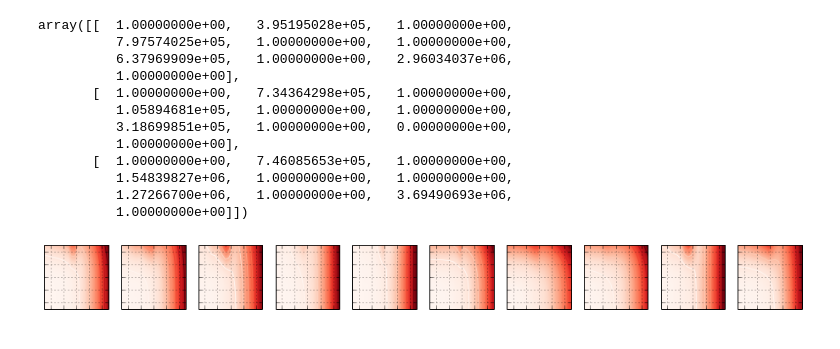
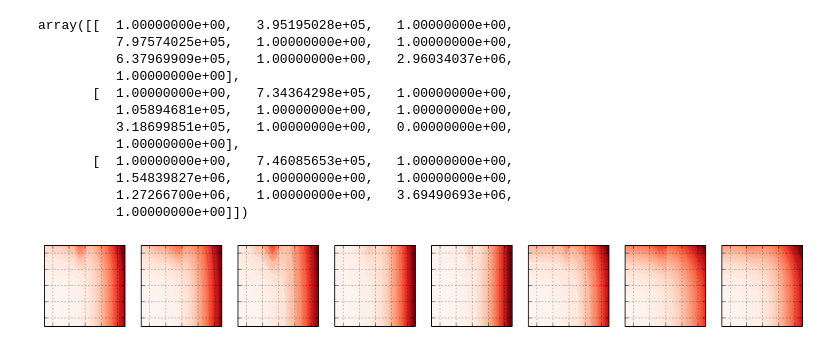
Before and after one commit to ogrisel/notebooks, a Jupyter notebook: Gradient.ipynb, the cells around one changed output. Cells and saved outputs as stored; diff of their text form; code cells hidden in the pictures.

Commit message:
Larger plot

```diff
--- a/Gradient.ipynb
+++ b/Gradient.ipynb
@@ -210,29 +210,29 @@ def loss(nn, data, target, w_x, w_y, x_idx=(1, 0, 0), y_idx=(3, 1, 1)):
 # %%
 from sklearn.cross_validation import train_test_split
 
 batch_size = 50
 nn = NN(batch_size=batch_size)
 
 radius = 50
 resolution = 20
 w_x_space = np.linspace(-radius, radius, resolution)
 w_y_space = np.linspace(-radius, radius, resolution)
 
 w_xx, w_yy = np.meshgrid(w_x_space, w_y_space)
 extent = [min(w_x_space), max(w_x_space), min(w_y_space), max(w_y_space)]
 
 plt.figure(figsize=(16, 4))
-n_plots = 10
+n_plots = 8
 for i in range(n_plots):
     plt.subplot(1, n_plots, i + 1)
     X_batch, _, Y_batch, _ = train_test_split(X, Y, train_size=batch_size,
                                               random_state=i)
     plt.grid()
     objective = loss(nn, X_batch, Y_batch, w_xx, w_yy)
     plt.imshow(objective, extent=extent, cmap=plt.cm.Reds, origin='lower')
     plt.contour(objective, extent=extent, cmap=plt.cm.Reds)
     ax = plt.gca()
     ax.xaxis.set_major_formatter(plt.NullFormatter())
     ax.yaxis.set_major_formatter(plt.NullFormatter())
 # %% [output]
-[figure, old version]
+[figure, new version]
```
